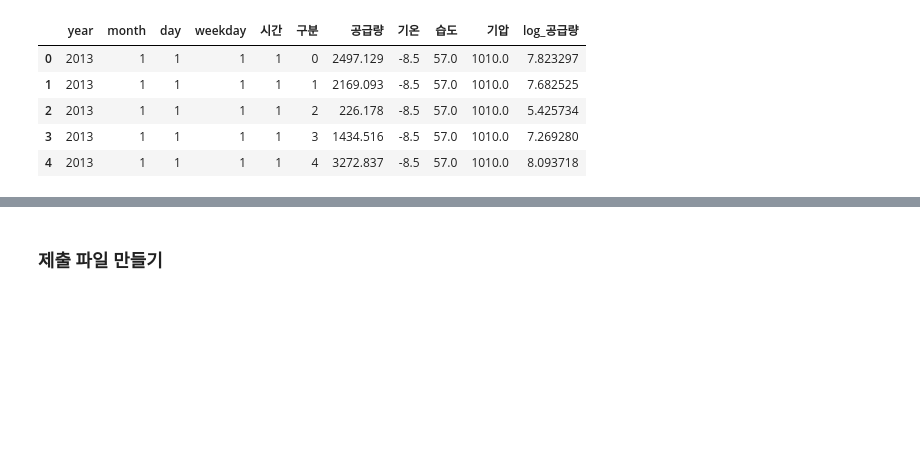
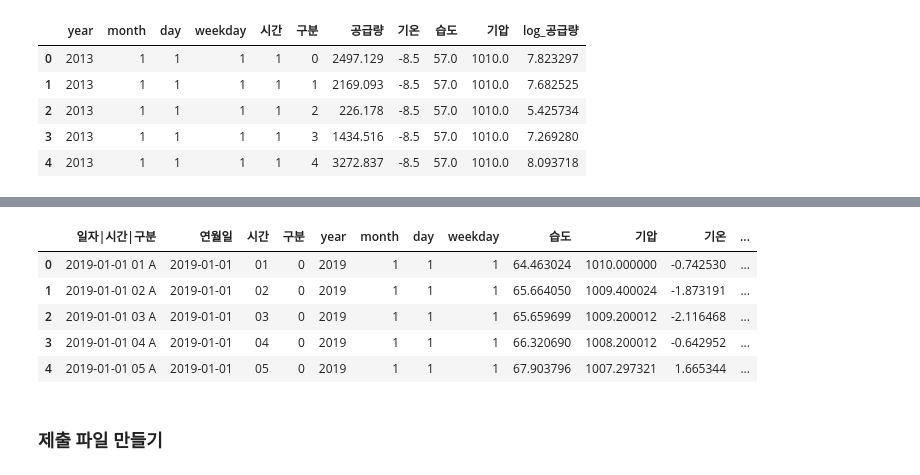
Before and after one commit to kbjung/LikeLion_13th_DataCourse, a Jupyter notebook: TP02/07_결과_출력/07-05_결과_출력(pycaret)_ver0.5(2021.11.16).ipynb, the cells around one changed output, grey strips where cells are left out. Saved outputs shown, nothing was run; the diff lists cells and outputs as text; code cells hidden in the pictures; blank space fills up the shorter version.

```diff
--- a/TP02/07_결과_출력/07-05_결과_출력(pycaret)_ver0.5(2021.11.16).ipynb
+++ b/TP02/07_결과_출력/07-05_결과_출력(pycaret)_ver0.5(2021.11.16).ipynb
@@ -393,6 +480,13 @@ save_model(gas_prediction_model, 'gas_prediction_model02')
 # %%
 log_gas_pred = predict_model(gas_prediction_model, data=test2019)
-gas_pred.head()
+log_gas_pred.head()
+# %% [output]
+|  | 일자|시간|구분 | 연월일 | 시간 | 구분 | year | month | day | weekday | 습도 | 기압 | 기온 | ... |
+| 0 | 2019-01-01 01 A | 2019-01-01 | 01 | 0 | 2019 | 1 | 1 | 1 | 64.463024 | 1010.000000 | -0.742530 | ... |
+| 1 | 2019-01-01 02 A | 2019-01-01 | 02 | 0 | 2019 | 1 | 1 | 1 | 65.664050 | 1009.400024 | -1.873191 | ... |
+| 2 | 2019-01-01 03 A | 2019-01-01 | 03 | 0 | 2019 | 1 | 1 | 1 | 65.659699 | 1009.200012 | -2.116468 | ... |
+| 3 | 2019-01-01 04 A | 2019-01-01 | 04 | 0 | 2019 | 1 | 1 | 1 | 66.320690 | 1008.200012 | -0.642952 | ... |
+| 4 | 2019-01-01 05 A | 2019-01-01 | 05 | 0 | 2019 | 1 | 1 | 1 | 67.903796 | 1007.297321 | 1.665344 | ... |
 # %% [markdown]
 ### 제출 파일 만들기
 # %%
```
Also changed, not shown: parts of 12 cells of this notebook, 8 other files.
